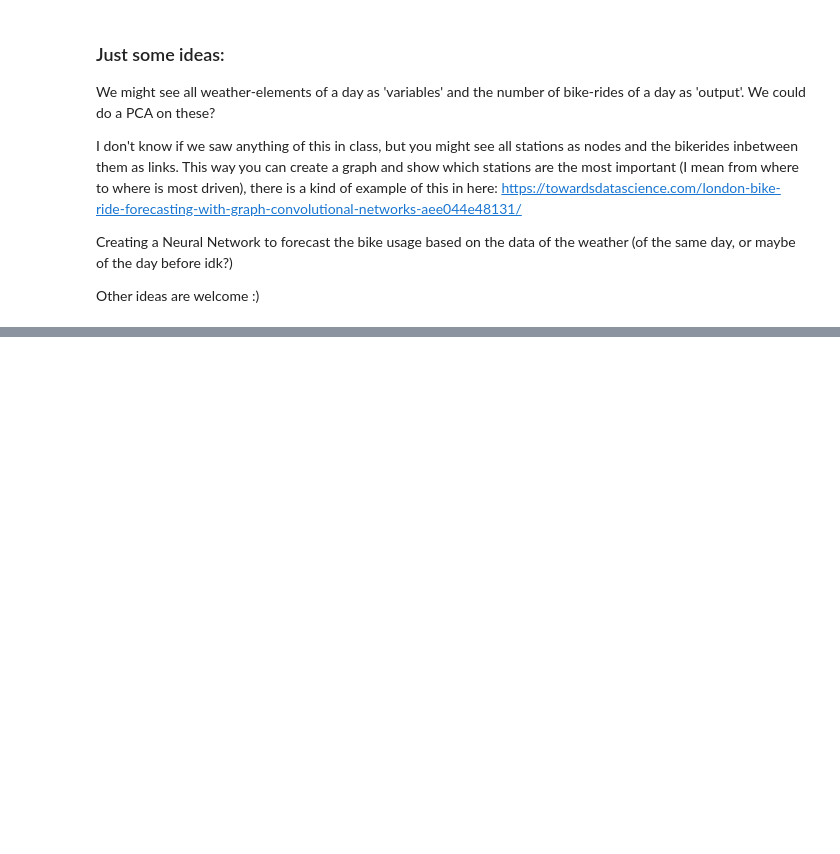
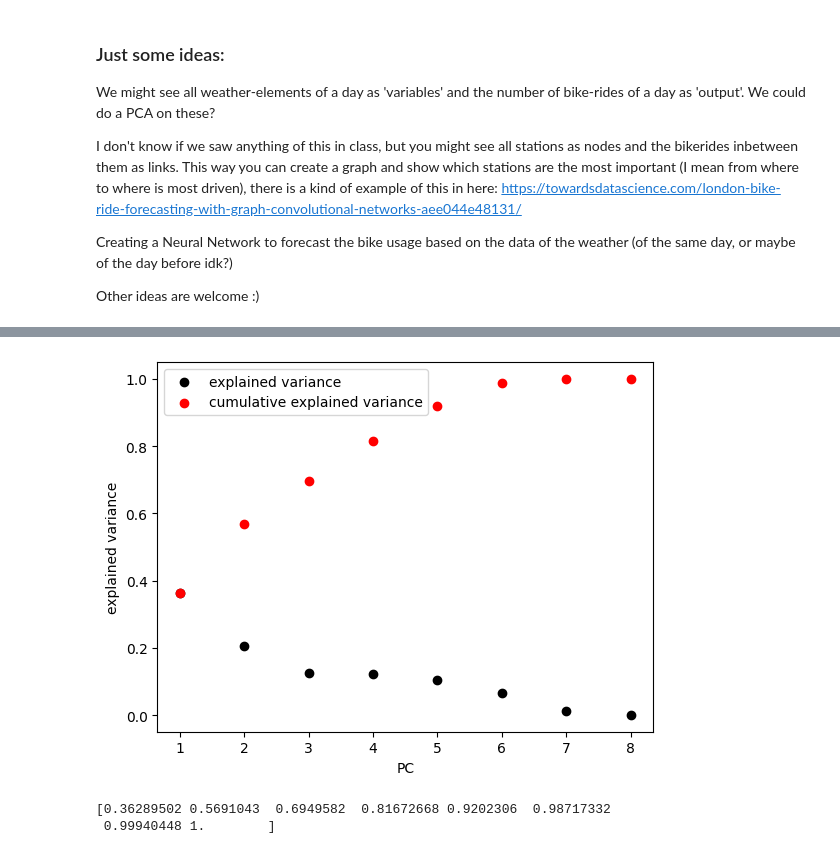
Before and after one commit to LotsAr/DataDrivenProject, a Jupyter notebook: ProjectCode.ipynb, the cells around one changed output, grey strips where cells are left out. Saved outputs shown, nothing was run; the diff lists cells and outputs as text; code cells hidden in the pictures; blank space fills up the shorter version.

```diff
--- a/ProjectCode.ipynb
+++ b/ProjectCode.ipynb
@@ -162,0 +174,9 @@ Other ideas are welcome :)
+# %%
+from sklearn.decomposition import PCA
+from sklearn.preprocessing import StandardScaler
+
+
+start_data = df_london_weather.loc[:, 'tavg':'pres']
+weather_features = start_data.columns.to_list()
+n_features = len(weather_features)
+start_data.head(8)
@@ -162,0 +193,22 @@ Other ideas are welcome :)
+# %%
+scaler = StandardScaler()
+start_data_0 = scaler.fit_transform(start_data)
+
+pca = PCA(n_components=n_features) #all featuresbecause we want to look at eigvals distribution
+pca.fit(start_data_0)
+
+A = pca.components_.T
+Z = start_data_0 @ A
+ex_var = pca.explained_variance_ratio_
+cum_ex_var = np.cumsum(ex_var)
+
+plt.scatter(1+np.arange(n_features), ex_var, c='k', label='explained variance')
+plt.scatter(1+np.arange(n_features), cum_ex_var, c='r', label='cumulative explained variance')
+plt.xlabel('PC')
+plt.ylabel('explained variance')
+plt.legend()
+plt.show()
+# %% [output]
+[figure, added]
+[0.36289502 0.5691043  0.6949582  0.81672668 0.9202306  0.98717332
+ 0.99940448 1.        ]
```
Also changed, not shown: parts of 7 cells of this notebook.
